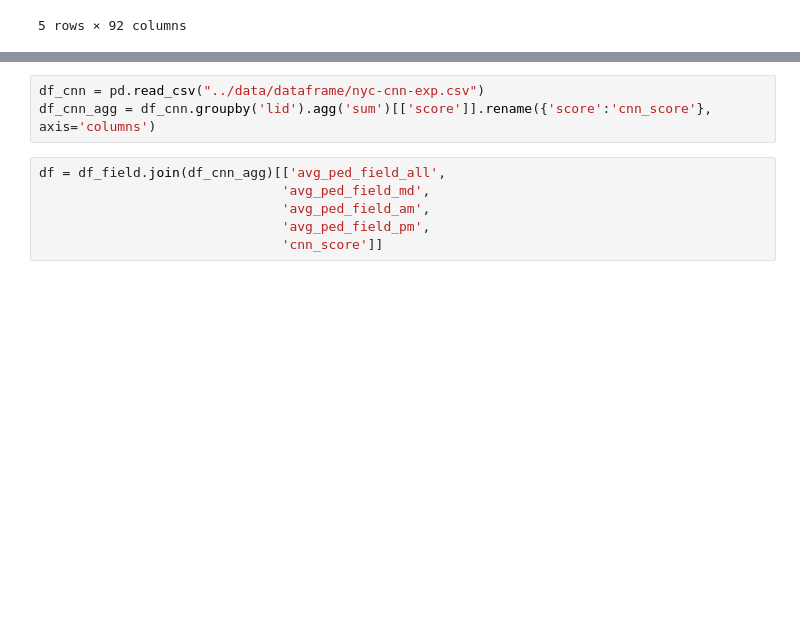
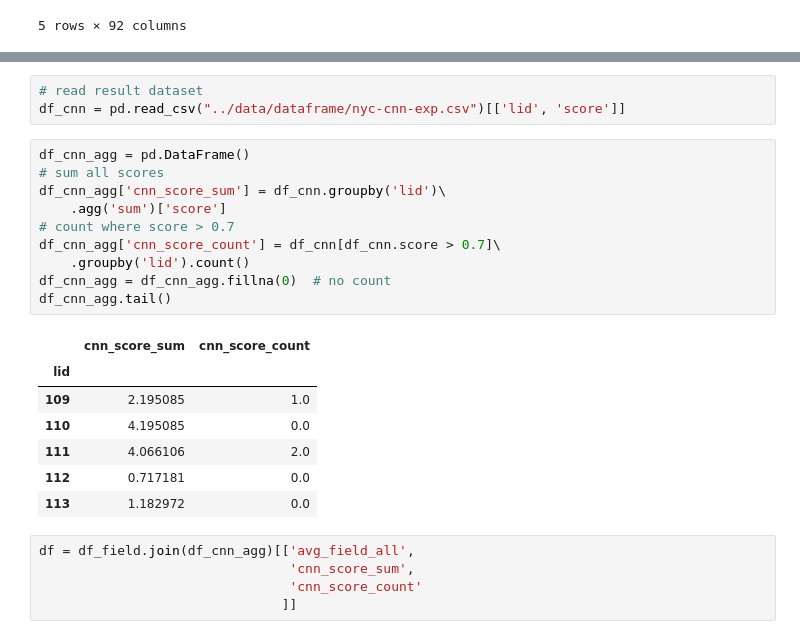
Before and after one commit to yonghah/nyc_ped_count_cnn, a Jupyter notebook: notebooks/03-Compare-two-datasets.ipynb, the cells around one changed output, grey strips where cells are left out. Cells and saved outputs as stored; diff of their text form; blank space fills up the shorter version.

```diff
--- a/notebooks/03-Compare-two-datasets.ipynb
+++ b/notebooks/03-Compare-two-datasets.ipynb
@@ -32,9 +61,26 @@ sns.pairplot(
 # %%
-df_cnn = pd.read_csv("../data/dataframe/nyc-cnn-exp.csv")
-df_cnn_agg = df_cnn.groupby('lid').agg('sum')[['score']].rename({'score':'cnn_score'}, axis='columns')
+# read result dataset
+df_cnn = pd.read_csv("../data/dataframe/nyc-cnn-exp.csv")[['lid', 'score']]
+# %%
+df_cnn_agg = pd.DataFrame()
+# sum all scores
+df_cnn_agg['cnn_score_sum'] = df_cnn.groupby('lid')\
+    .agg('sum')['score']
+# count where score > 0.7
+df_cnn_agg['cnn_score_count'] = df_cnn[df_cnn.score > 0.7]\
+    .groupby('lid').count()
+df_cnn_agg = df_cnn_agg.fillna(0)  # no count
+df_cnn_agg.tail()
+# %% [output]
+|  | cnn_score_sum | cnn_score_count |
+| lid |  |  |
+| 109 | 2.195085 | 1.0 |
+| 110 | 4.195085 | 0.0 |
+| 111 | 4.066106 | 2.0 |
+| 112 | 0.717181 | 0.0 |
+| 113 | 1.182972 | 0.0 |
 # %%
-df = df_field.join(df_cnn_agg)[['avg_ped_field_all',
-                               'avg_ped_field_md',
-                               'avg_ped_field_am',
-                               'avg_ped_field_pm',
-                               'cnn_score']]
+df = df_field.join(df_cnn_agg)[['avg_field_all',
+                                'cnn_score_sum',
+                                'cnn_score_count'
+                               ]]
```
Also changed, not shown: parts of 13 cells of this notebook, 5 other files.
